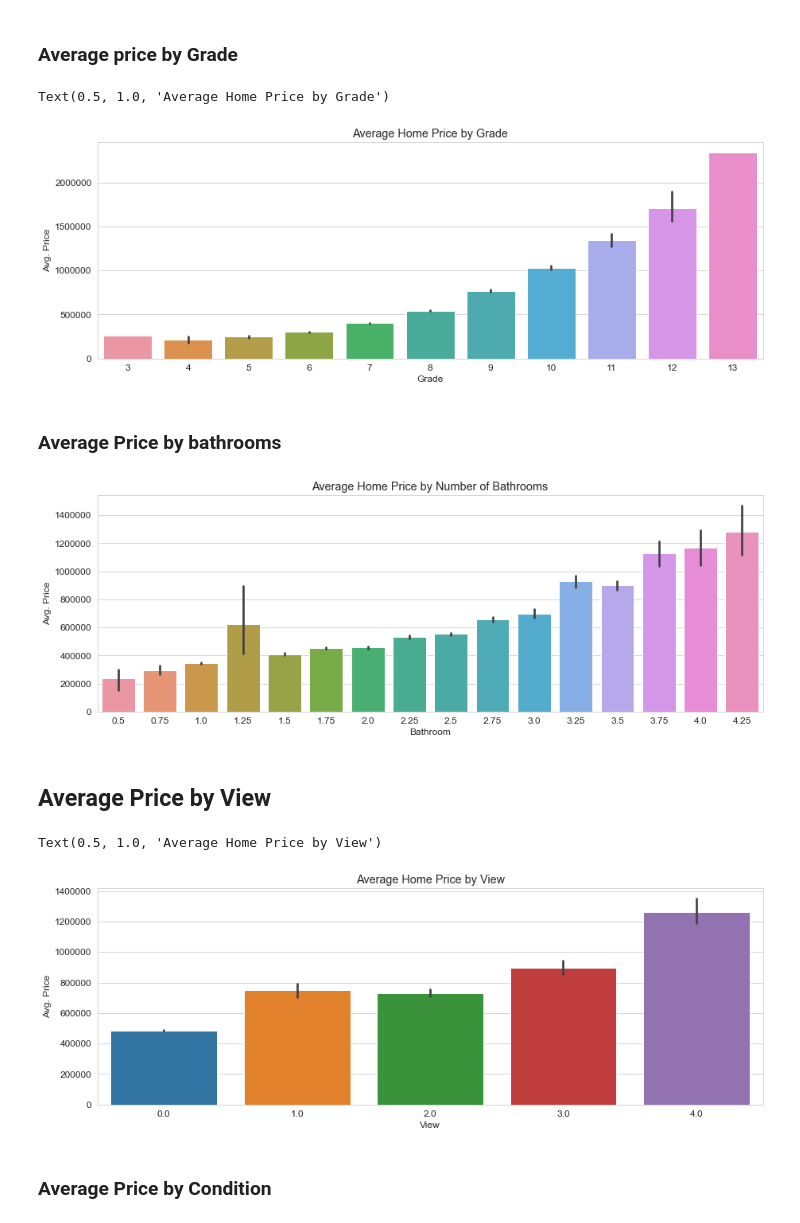
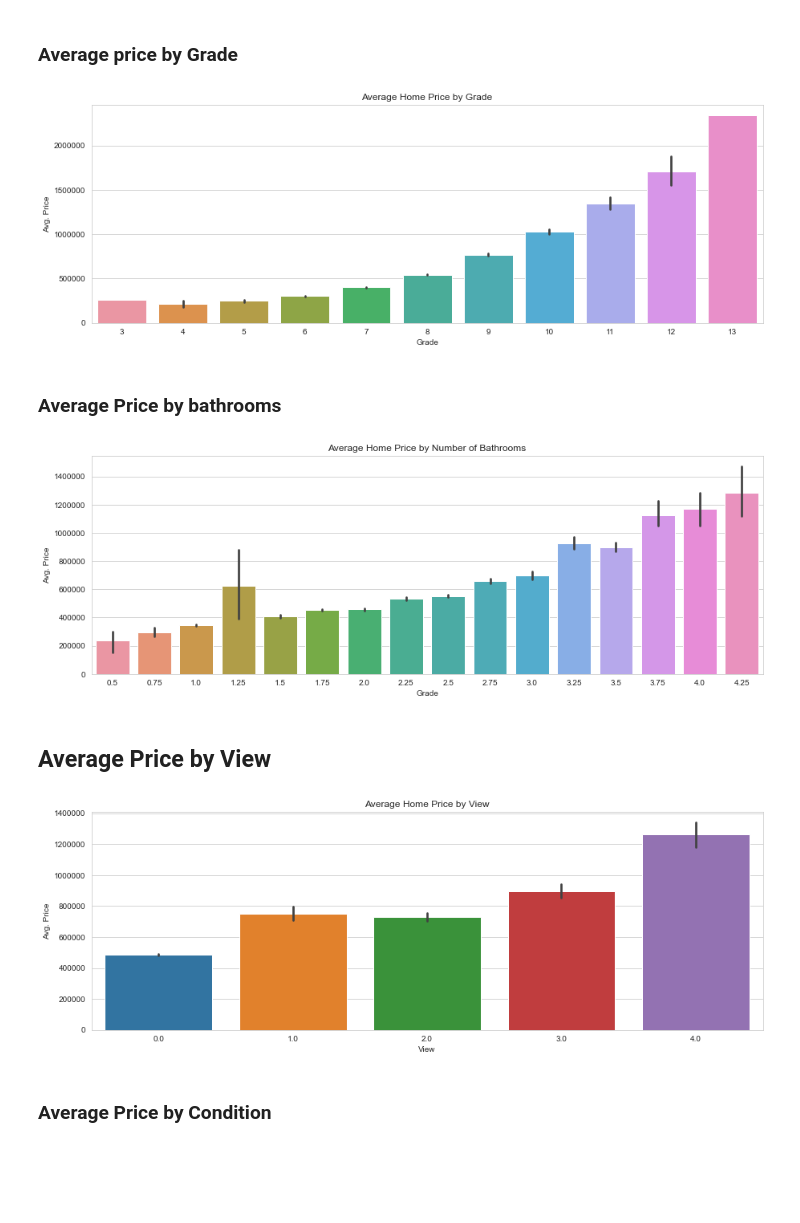
Before and after one commit to mankah/Project-2, a Jupyter notebook: Notebook.ipynb, the cells around one changed output. Cells and saved outputs as stored; diff of their text form; code cells hidden in the pictures; blank space fills up the shorter version.

```diff
--- a/Notebook.ipynb
+++ b/Notebook.ipynb
@@ -193,30 +165,0 @@ for index, col in enumerate(x.columns):
-# %%
-# Creates the binning intervals for price
-bins = pd.interval_range(0,df.price.max(), freq=150000)
-
-# Creates a column where price values are sorted into bins
-df['price_bins'] = pd.cut(df.price, bins)
-
-# Finds the mean square footage for each price bin for each price bin
-grouped_means = df.groupby("price_bins")['sqft_living'].mean()
-grouped_means = grouped_means.reset_index().dropna(subset=['sqft_living'])
-
-# Breaks up the bins into a readable format for plotting
-x_labels = [str(interval.left/1000000) + ' - ' + str(interval.right/1000000)
-            for interval in grouped_means['price_bins']
-           ]
-# Overwrite raw bins with readable format for easy plotting
-grouped_means['price_bins'] = x_labels
-
-# Initializes plot and style parameters
-plt.rc('font', size=12)
-sns.set_style('whitegrid')
-fig, ax = plt.subplots(figsize = (15, 5))
-
-# Plots price bins and average livable space
-ax = sns.barplot(y='sqft_living',x='price_bins', data=grouped_means)
-
-# Modify plot label attributes
-plt.xticks(rotation=45)
-ax.set(xlabel='Price Range ($ Millions)', ylabel='Avg. Livable Space (Sqft)')
-plt.title("Average Livable Space by Price Range")
@@ -226,66 +166,58 @@ Text(0.5, 1.0, 'Average Livable Space by Price Range')
 # %% [markdown]
 ### Average price by Grade
 # %%
-# Creating a visualization to understand the mean price of homes sold by each value for grade
+# creating a visualization to understand the mean price of homes sold by each value for grade
 
-# Initializes plot and style parameters
 sns.set_style('whitegrid')
-fig, ax = plt.subplots(figsize = (15, 5))
-
-# Creates a bar plot of our target params
 x = df['grade']
 y = df['price']
+fig, ax = plt.subplots(figsize = (15, 5))
 ax = sns.barplot(x=x,y=y, data=df)
-
-# Modify plot label attributes
 ax.ticklabel_format(style='plain', axis='y')
 ax.set(xlabel='Grade', ylabel='Avg. Price')
 plt.title("Average Home Price by Grade")
+plt.show()
 # %% [output]
-Text(0.5, 1.0, 'Average Home Price by Grade')
-[figure, old version]
+[figure, new version]
 # %% [markdown]
 ### Average Price by bathrooms
 # %%
-# Creating a visualization to understand the mean price of homes sold by number of bathrooms
+# creating a visualization to understand the mean price of homes sold by number of bathrooms
 
-# Initializes plot and style parameters
 sns.set_style('whitegrid')
-fig, ax = plt.subplots(figsize = (15, 5))
-
-# Creates a bar plot of our target params
 x = df['bathrooms']
 y = df['price']
+fig, ax = plt.subplots(figsize = (15, 5))
 ax = sns.barplot(x=x,y=y, data=df)
-
-# Modify plot label attributes
 ax.ticklabel_format(style='plain', axis='y')
-ax.set(xlabel='Bathroom', ylabel='Avg. Price')
+ax.set(xlabel='Grade', ylabel='Avg. Price')
 plt.title("Average Home Price by Number of Bathrooms")
 plt.show()
 # %% [output]
-[figure, old version]
+[figure, new version]
 # %% [markdown]
 ## Average Price by View
 # %%
-# Creating a visualization to understand the mean price of homes sold by number of views
+# creating a visualization to understand the mean price of homes sold by number of views
 
-# Initializes plot and style parameters
 sns.set_style('whitegrid')
+
+x = df['view']
+y = df['price']
+
 fig, ax = plt.subplots(figsize = (15, 5))
 
-# Creates a bar plot of our target params
-x = df['view']
-y = df['price']
 ax = sns.barplot(x=x,y=y, data=df)
 
-# Modify plot label attributes
 ax.ticklabel_format(style='plain', axis='y')
+
 ax.set(xlabel='View', ylabel='Avg. Price')
+
 plt.title("Average Home Price by View")
+
+plt.show()
 # %% [output]
-Text(0.5, 1.0, 'Average Home Price by View')
-[figure, old version]
+[figure, new version]
 # %% [markdown]
 ### Average Price by Condition
 # %%
```
Also changed, not shown: parts of 147 cells of this notebook.
